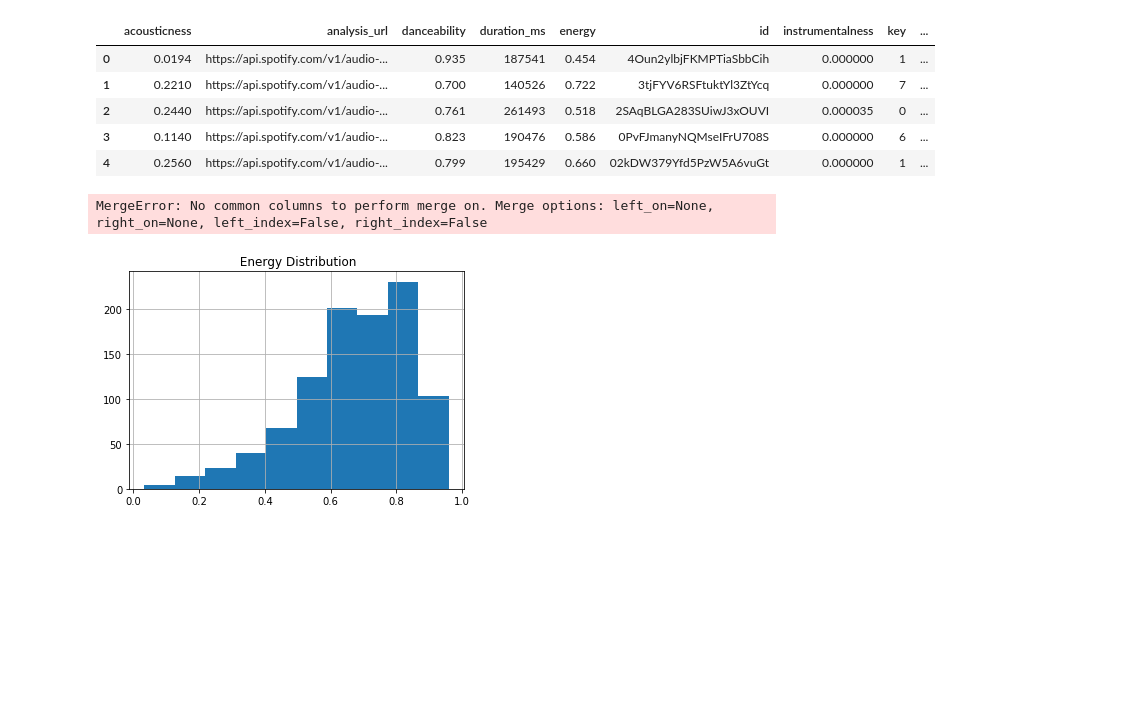
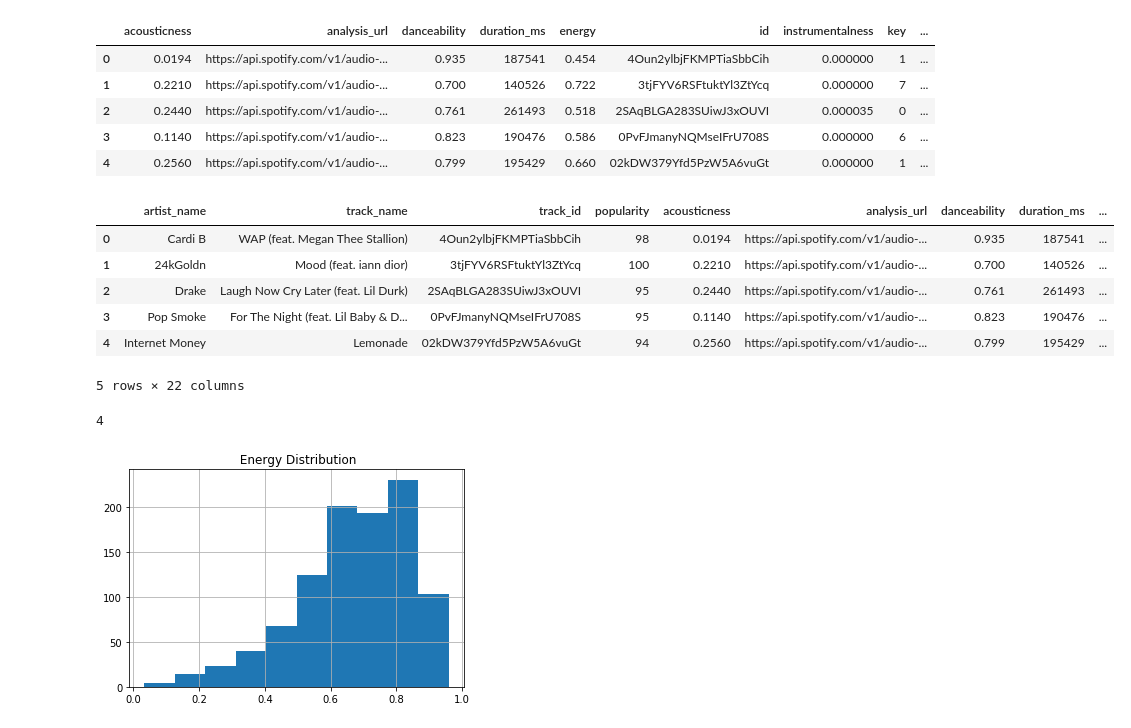
Before and after one commit to ipatel467/Spotify-Project, a Jupyter notebook: Spotify.ipynb, the cells around one changed output. Saved outputs shown, nothing was run; the diff lists cells and outputs as text; code cells hidden in the pictures; blank space fills up the shorter version.

```diff
--- a/Spotify.ipynb
+++ b/Spotify.ipynb
@@ -128,10 +128,22 @@ Shape of the dataset: (1000, 18)
 | 2 | 0.2440 | https://api.spotify.com/v1/audio-... | 0.761 | 261493 | 0.518 | 2SAqBLGA283SUiwJ3xOUVI | 0.000035 | 0 | ... |
 | 3 | 0.1140 | https://api.spotify.com/v1/audio-... | 0.823 | 190476 | 0.586 | 0PvFJmanyNQMseIFrU708S | 0.000000 | 6 | ... |
 | 4 | 0.2560 | https://api.spotify.com/v1/audio-... | 0.799 | 195429 | 0.660 | 02kDW379Yfd5PzW5A6vuGt | 0.000000 | 1 | ... |
-# %%
-pd.merge(df_audio_features,df_tracks)
-# %% [output]
-MergeError: No common columns to perform merge on. Merge options: left_on=None, right_on=None, left_index=False, right_index=False
+# %%
+full_df = df_tracks.join(df_audio_features)
+# %%
+full_df.head()
+# %% [output]
+|  | artist_name | track_name | track_id | popularity | acousticness | analysis_url | danceability | duration_ms | ... |
+| 0 | Cardi B | WAP (feat. Megan Thee Stallion) | 4Oun2ylbjFKMPTiaSbbCih | 98 | 0.0194 | https://api.spotify.com/v1/audio-... | 0.935 | 187541 | ... |
+| 1 | 24kGoldn | Mood (feat. iann dior) | 3tjFYV6RSFtuktYl3ZtYcq | 100 | 0.2210 | https://api.spotify.com/v1/audio-... | 0.700 | 140526 | ... |
+| 2 | Drake | Laugh Now Cry Later (feat. Lil Durk) | 2SAqBLGA283SUiwJ3xOUVI | 95 | 0.2440 | https://api.spotify.com/v1/audio-... | 0.761 | 261493 | ... |
+| 3 | Pop Smoke | For The Night (feat. Lil Baby & D... | 0PvFJmanyNQMseIFrU708S | 95 | 0.1140 | https://api.spotify.com/v1/audio-... | 0.823 | 190476 | ... |
+| 4 | Internet Money | Lemonade | 02kDW379Yfd5PzW5A6vuGt | 94 | 0.2560 | https://api.spotify.com/v1/audio-... | 0.799 | 195429 | ... |
+5 rows × 22 columns
+# %%
+full_df['time_signature'].nunique()
+# %% [output]
+4
 # %%
 df_audio_features['energy'].hist()
 plt.title(' Energy Distribution');
```
